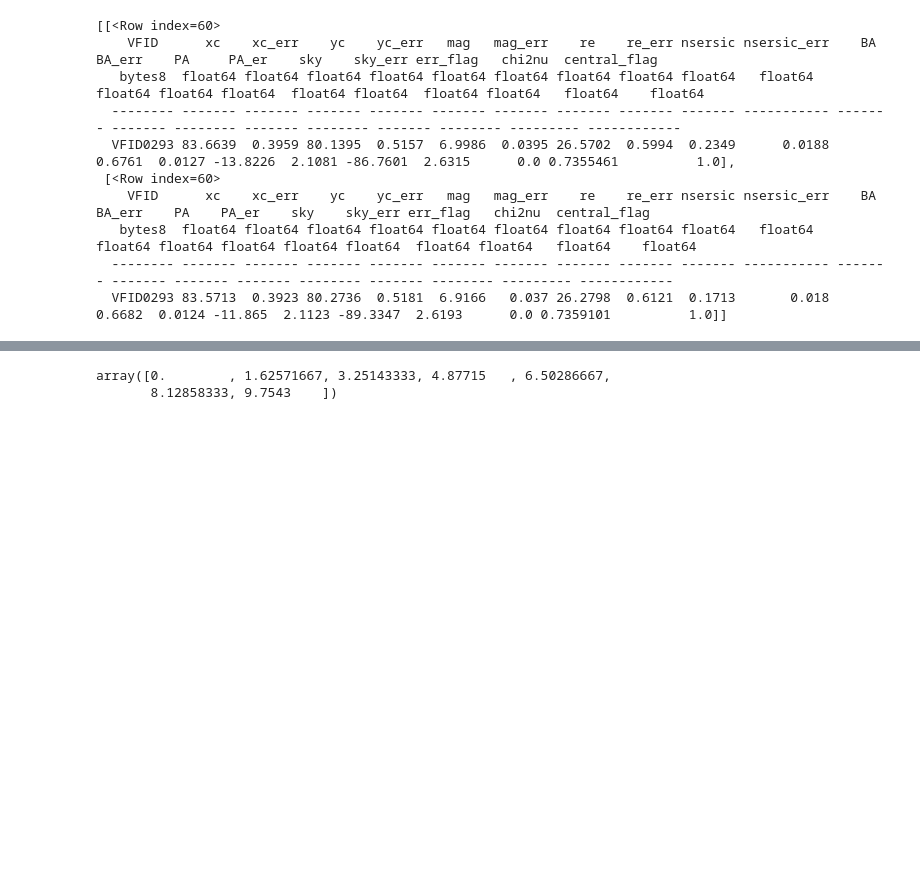
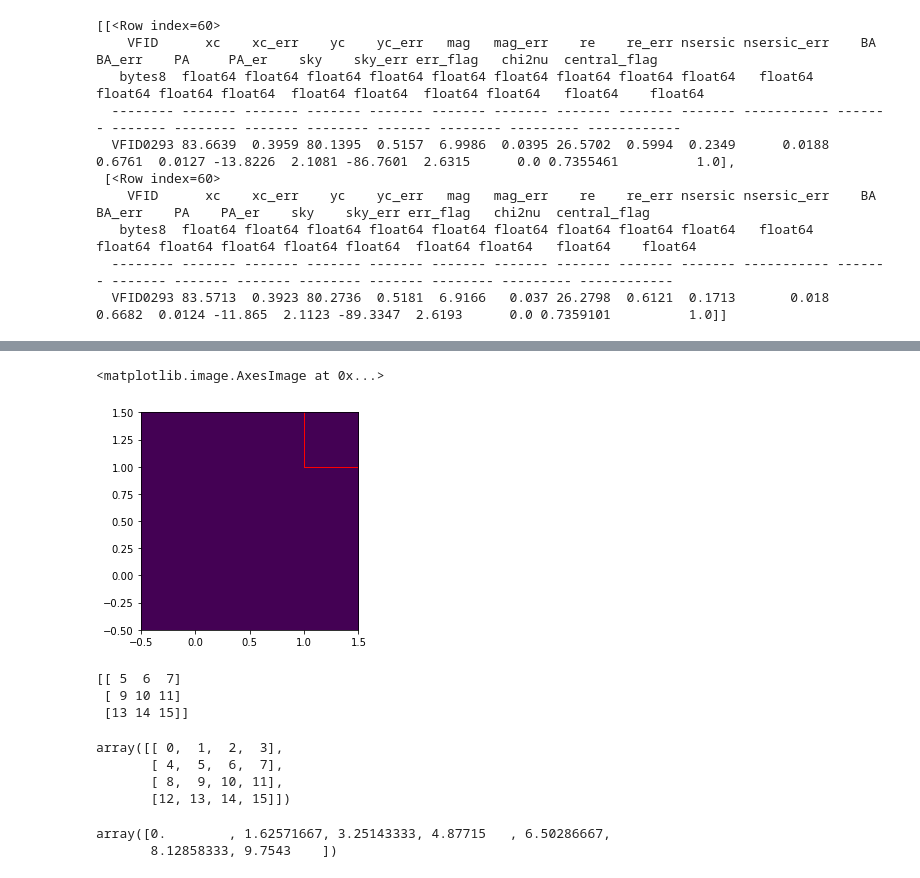
Before and after one commit to Kyssuber/GUI_odyssey, a Jupyter notebook: scrap.ipynb, the cells around one changed output, grey strips where cells are left out. Drawn from its saved outputs; the diff is of its cells as text; code cells hidden in the pictures; blank space fills up the shorter version.

```diff
--- a/scrap.ipynb
+++ b/scrap.ipynb
@@ -528,3 +534,27 @@ plt.show()
+# %%
+im=np.zeros((10,10))
+plt.imshow(im,origin='lower')
+rectangle = plt.Rectangle((1,1), 2, 2, fc='none',ec='red')
+plt.gca().add_patch(rectangle)
+plt.imshow(im[x:x+2,y:y+2],origin='lower')
+# %% [output]
+<matplotlib.image.AxesImage at 0x...>
+[figure, added]
+# %%
+test=np.array([[0,1,2,3],[4,5,6,7],[8,9,10,11],[12,13,14,15]])
+#print(test)
+print(test[1:4,1:4])
+# %% [output]
+[[ 5  6  7]
+ [ 9 10 11]
+ [13 14 15]]
+# %%
+test
+# %% [output]
+array([[ 0,  1,  2,  3],
+       [ 4,  5,  6,  7],
+       [ 8,  9, 10, 11],
+       [12, 13, 14, 15]])
 # %%
 bin_edges
 # %% [output]
```
Also changed, not shown: parts of 2 cells of this notebook, 1 other file.
